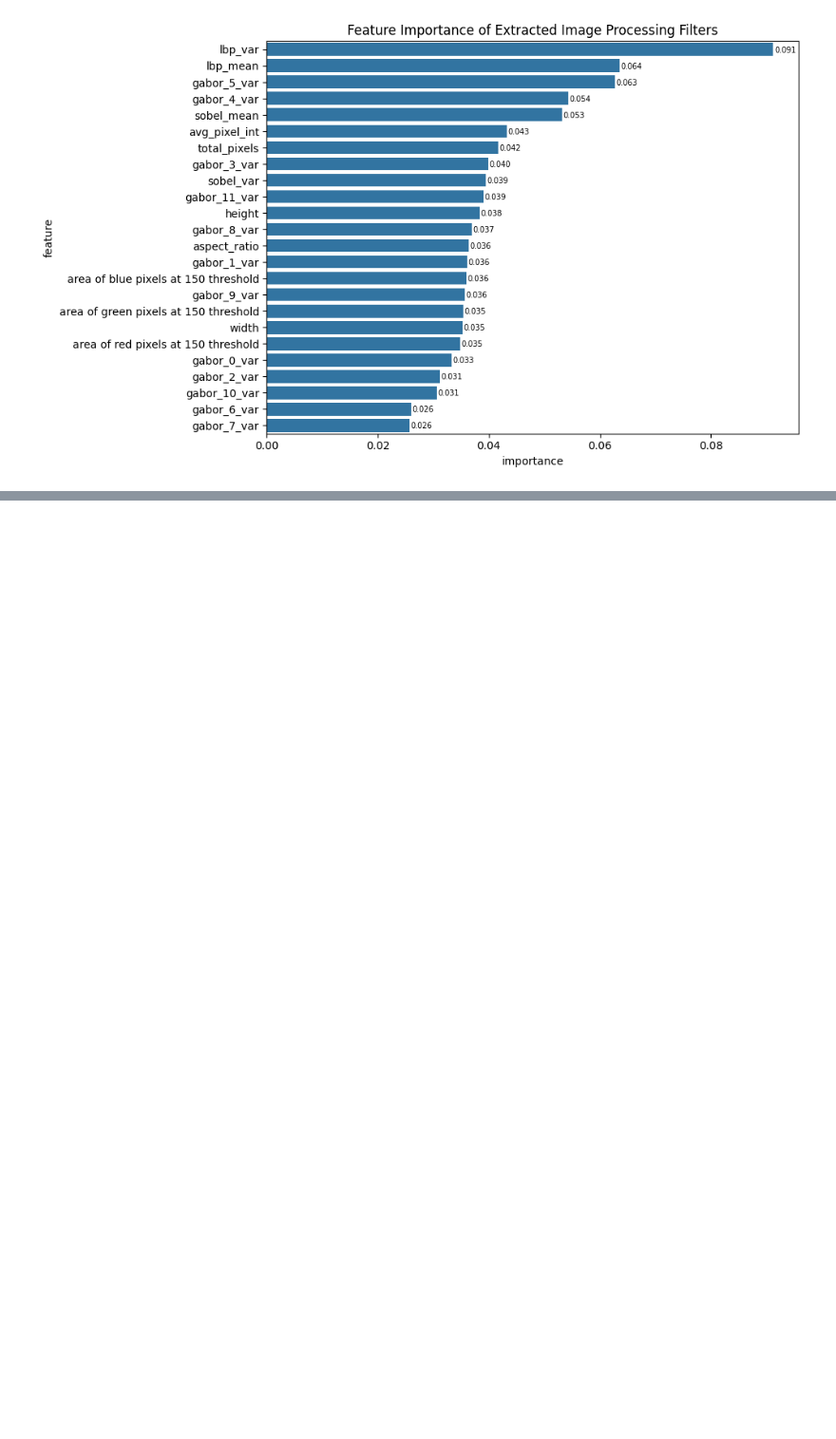
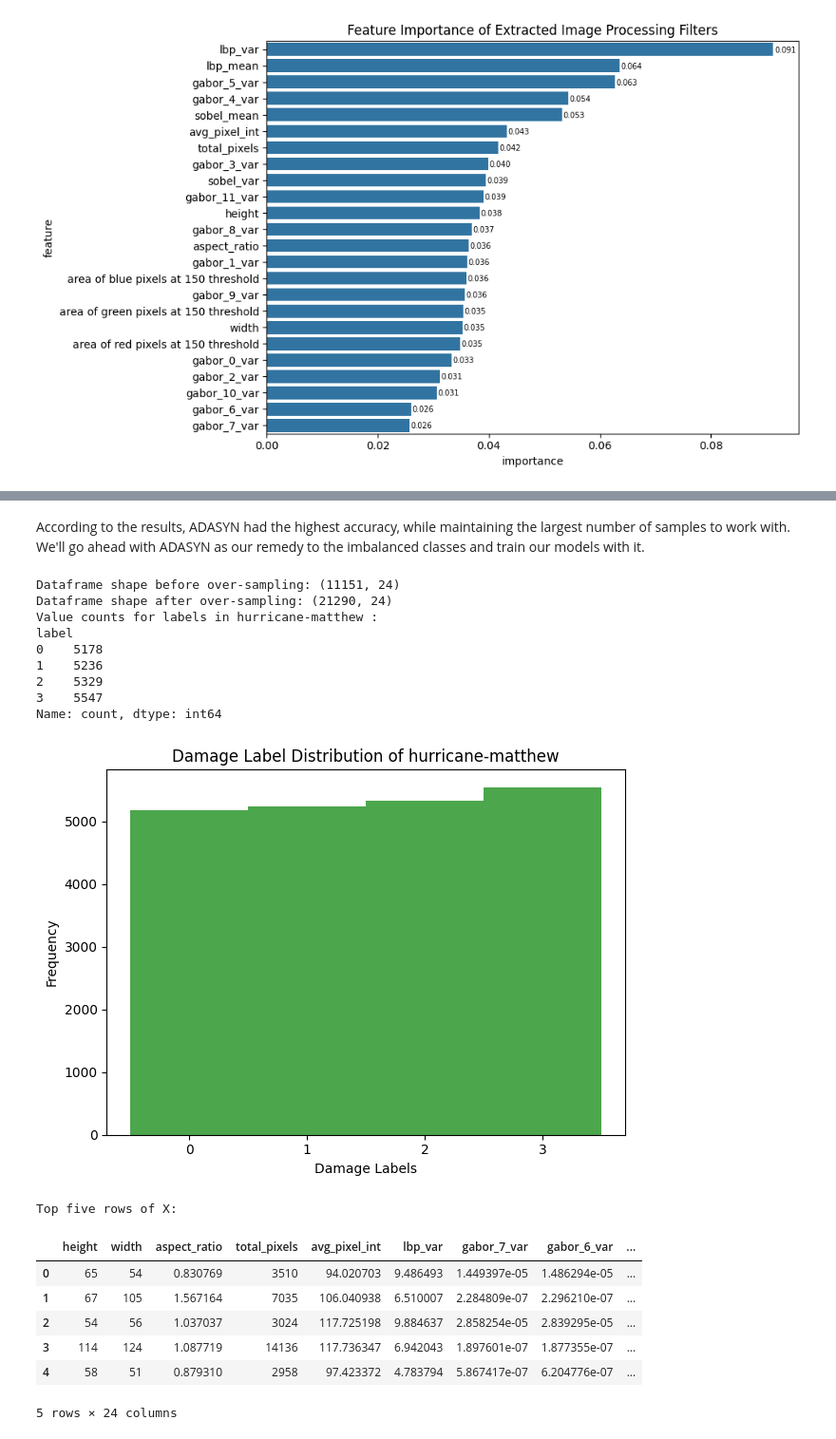
Before and after one commit to saltyjared/natural-disaster-classifier, a Jupyter notebook: 3039556665_3039559824_3039557146/analysis/Data_200S_Graduate_Project_Computer_Vision_Task_B.ipynb, the cells around one changed output, grey strips where cells are left out. Shown at 95% size. Cells and saved outputs as stored; diff of their text form; code cells hidden in the pictures; blank space fills up the shorter version.

Commit message:
Add complete analysis and modeling for Task B

```diff
--- a/3039556665_3039559824_3039557146/analysis/Data_200S_Graduate_Project_Computer_Vision_Task_B.ipynb
+++ b/3039556665_3039559824_3039557146/analysis/Data_200S_Graduate_Project_Computer_Vision_Task_B.ipynb
@@ -369,0 +320,31 @@ weighted avg       0.57      0.56      0.56      2231
+# %% [markdown]
+According to the results, ADASYN had the highest accuracy, while maintaining the largest number of samples to work with. We'll go ahead with ADASYN as our remedy to the imbalanced classes and train our models with it.
+# %%
+# Show before and after changes to dataframe
+print(f"Dataframe shape before over-sampling: {task_B_df.iloc[:, 3:].shape}")
+adasyn = ADASYN(random_state=42)
+X, y = adasyn.fit_resample(task_B_df.iloc[:, 3:], task_B_df.iloc[:, 2])
+print(f"Dataframe shape after over-sampling: {X.shape}")
+label_dist(disaster, y)
+
+print(f'Top five rows of X:')
+display(X.head())
+# %% [output]
+Dataframe shape before over-sampling: (11151, 24)
+Dataframe shape after over-sampling: (21290, 24)
+Value counts for labels in hurricane-matthew :
+label
+0    5178
+1    5236
+2    5329
+3    5547
+Name: count, dtype: int64
+[figure, added]
+Top five rows of X:
+|  | height | width | aspect_ratio | total_pixels | avg_pixel_int | lbp_var | gabor_7_var | gabor_6_var | ... |
+| 0 | 65 | 54 | 0.830769 | 3510 | 94.020703 | 9.486493 | 1.449397e-05 | 1.486294e-05 | ... |
+| 1 | 67 | 105 | 1.567164 | 7035 | 106.040938 | 6.510007 | 2.284809e-07 | 2.296210e-07 | ... |
+| 2 | 54 | 56 | 1.037037 | 3024 | 117.725198 | 9.884637 | 2.858254e-05 | 2.839295e-05 | ... |
+| 3 | 114 | 124 | 1.087719 | 14136 | 117.736347 | 6.942043 | 1.897601e-07 | 1.877355e-07 | ... |
+| 4 | 58 | 51 | 0.879310 | 2958 | 97.423372 | 4.783794 | 5.867417e-07 | 6.204776e-07 | ... |
+5 rows × 24 columns
```
Also changed, not shown: parts of 9 cells of this notebook.
